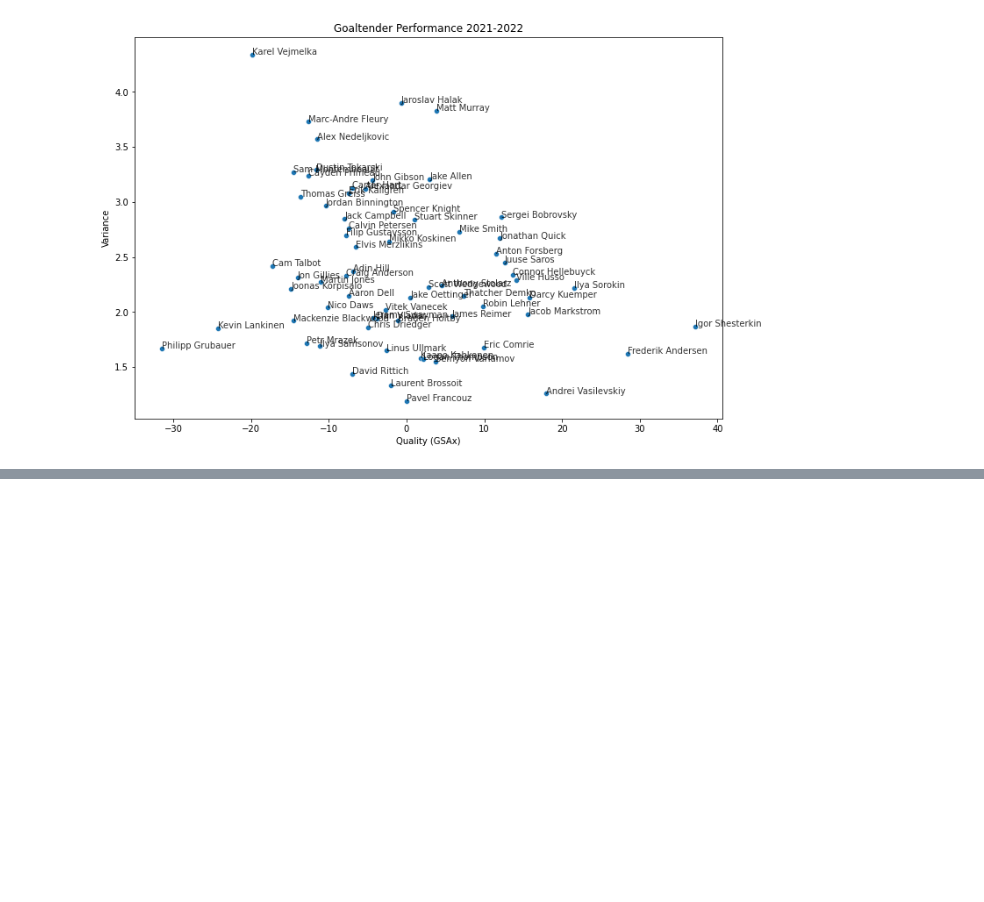
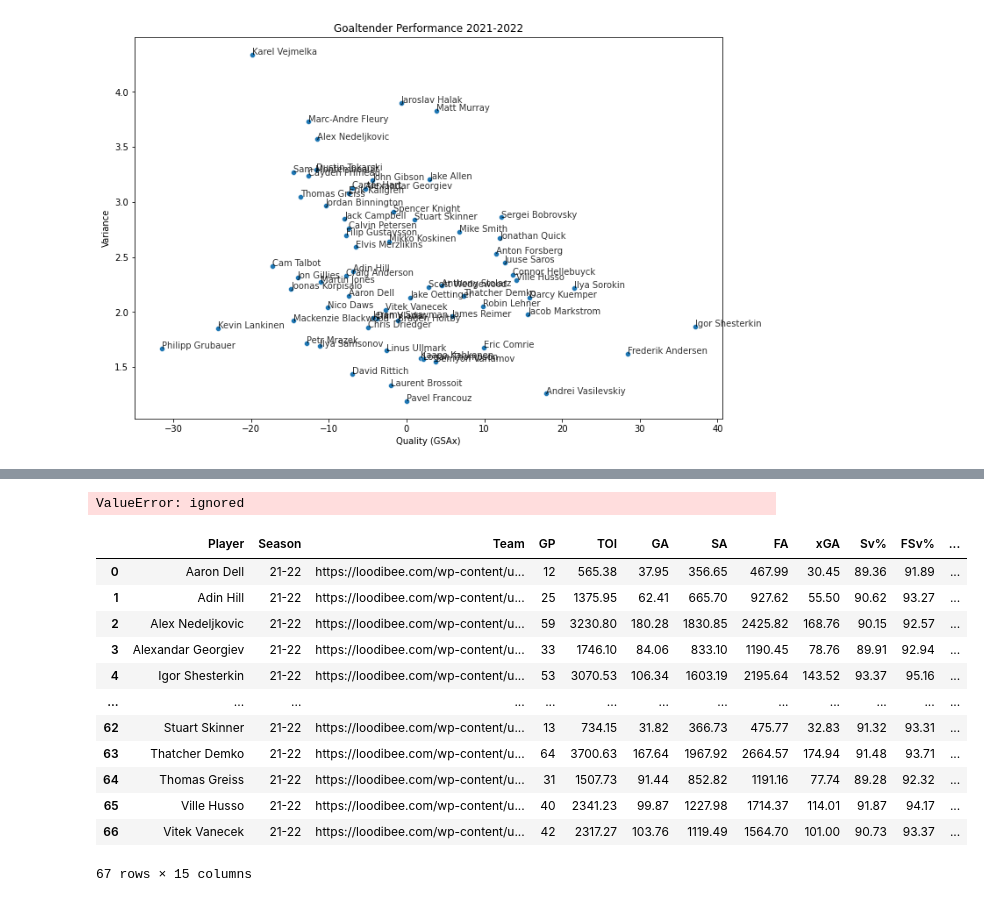
Before and after one commit to mikeytw11/Hockey, a Jupyter notebook: Goalie_Consistency.ipynb, the cells around one changed output, grey strips where cells are left out. Drawn from its saved outputs; the diff is of its cells as text; code cells hidden in the pictures; blank space fills up the shorter version.

```diff
--- a/Goalie_Consistency.ipynb
+++ b/Goalie_Consistency.ipynb
@@ -724,3 +743,37 @@ files.download('Goaltender Variance.csv')
 # %% [output]
 [interactive output not drawn]
 [interactive output not drawn]
+# %%
+import matplotlib.pyplot as plt
+import matplotlib.image as mpimg
+
+# Load the image files
+logo_list = [mpimg.imread(i) for i in range(len(Logos))]
+#[mpimg.imread(f'logo{i}.png') for i in range(len(x))]
+# Create a scatter plot
+plt.scatter(Goalie_Table['GSAx'], Goalie_Table['Variance'], marker=None)
+
+# Add the logo images to the scatter plot
+for xi, yi, logo in zip(Goalie_Table['GSAx'], Goalie_Table['Variance'], logo_list):
+    plt.imshow(logo, extent=[xi - 0.5, xi + 0.5, yi - 0.5, yi + 0.5])
+
+# Show the plot
+plt.show()
+# %% [output]
+ValueError: ignored
+# %%
+Goalie_Table
+# %% [output]
+|  | Player | Season | Team | GP | TOI | GA | SA | FA | xGA | Sv% | FSv% | ... |
+| 0 | Aaron Dell | 21-22 | https://loodibee.com/wp-content/u... | 12 | 565.38 | 37.95 | 356.65 | 467.99 | 30.45 | 89.36 | 91.89 | ... |
+| 1 | Adin Hill | 21-22 | https://loodibee.com/wp-content/u... | 25 | 1375.95 | 62.41 | 665.70 | 927.62 | 55.50 | 90.62 | 93.27 | ... |
+| 2 | Alex Nedeljkovic | 21-22 | https://loodibee.com/wp-content/u... | 59 | 3230.80 | 180.28 | 1830.85 | 2425.82 | 168.76 | 90.15 | 92.57 | ... |
+| 3 | Alexandar Georgiev | 21-22 | https://loodibee.com/wp-content/u... | 33 | 1746.10 | 84.06 | 833.10 | 1190.45 | 78.76 | 89.91 | 92.94 | ... |
+| 4 | Igor Shesterkin | 21-22 | https://loodibee.com/wp-content/u... | 53 | 3070.53 | 106.34 | 1603.19 | 2195.64 | 143.52 | 93.37 | 95.16 | ... |
+| ... | ... | ... | ... | ... | ... | ... | ... | ... | ... | ... | ... | ... |
+| 62 | Stuart Skinner | 21-22 | https://loodibee.com/wp-content/u... | 13 | 734.15 | 31.82 | 366.73 | 475.77 | 32.83 | 91.32 | 93.31 | ... |
+| 63 | Thatcher Demko | 21-22 | https://loodibee.com/wp-content/u... | 64 | 3700.63 | 167.64 | 1967.92 | 2664.57 | 174.94 | 91.48 | 93.71 | ... |
+| 64 | Thomas Greiss | 21-22 | https://loodibee.com/wp-content/u... | 31 | 1507.73 | 91.44 | 852.82 | 1191.16 | 77.74 | 89.28 | 92.32 | ... |
+| 65 | Ville Husso | 21-22 | https://loodibee.com/wp-content/u... | 40 | 2341.23 | 99.87 | 1227.98 | 1714.37 | 114.01 | 91.87 | 94.17 | ... |
+| 66 | Vitek Vanecek | 21-22 | https://loodibee.com/wp-content/u... | 42 | 2317.27 | 103.76 | 1119.49 | 1564.70 | 101.00 | 90.73 | 93.37 | ... |
+67 rows × 15 columns
```
Also changed, not shown: parts of 2 cells of this notebook.
